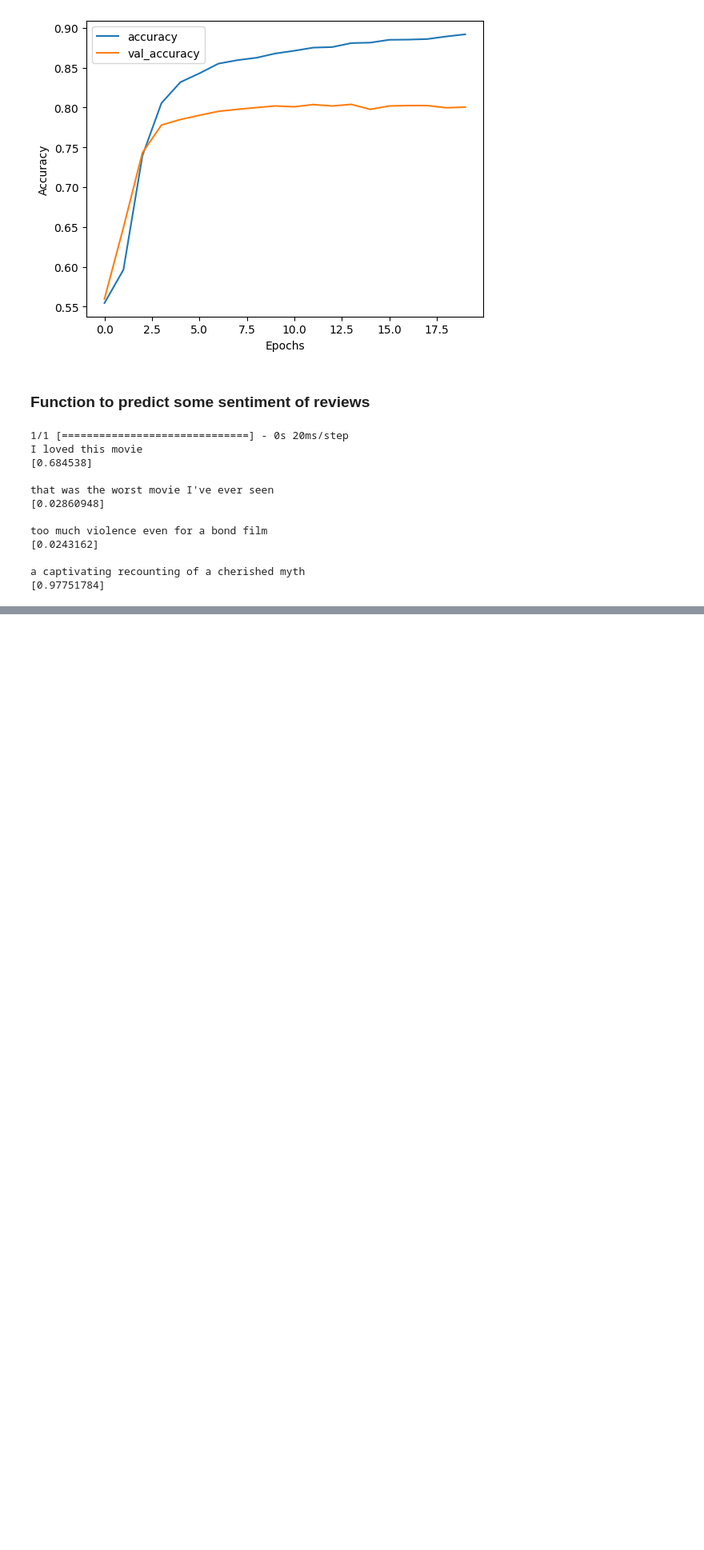
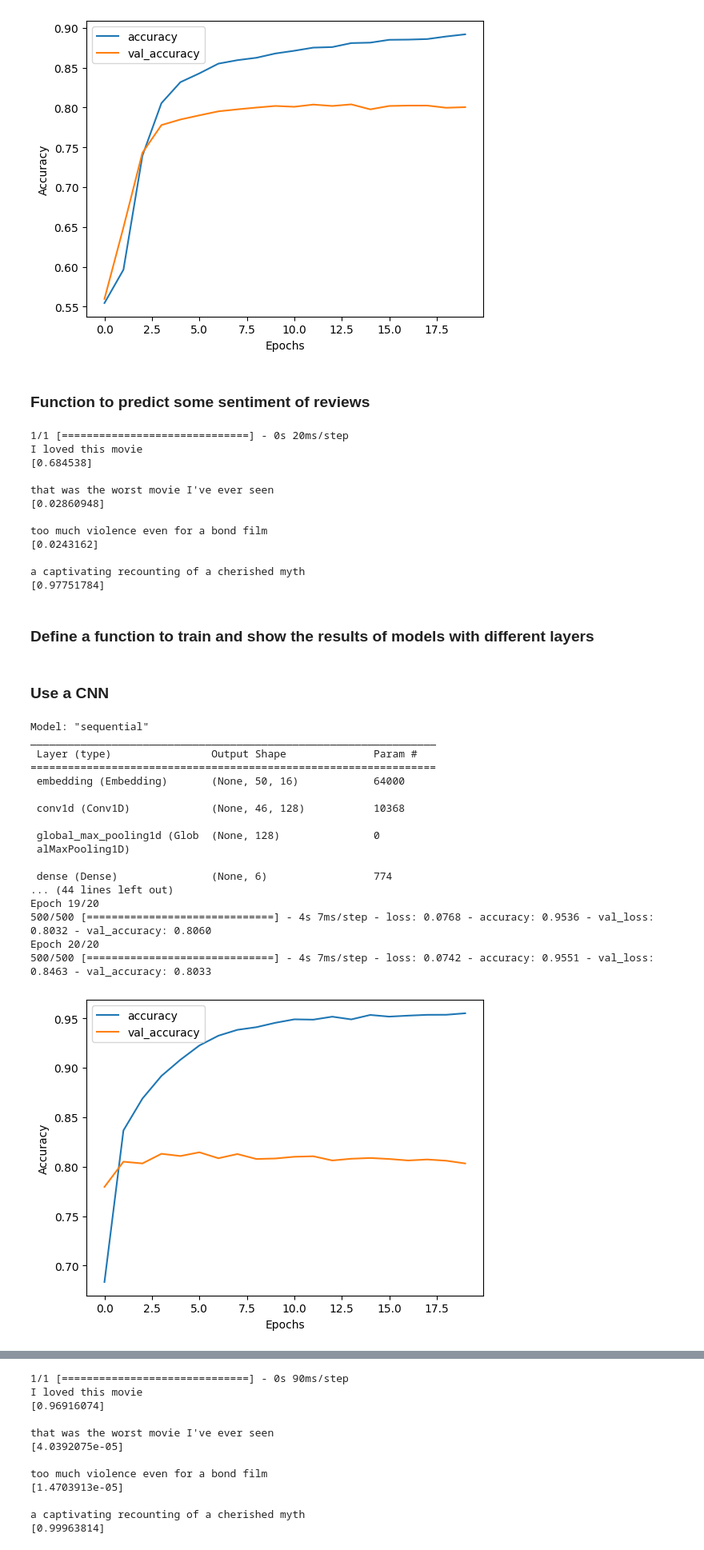
Before and after one commit to Mach-web/Machine_learning, a Jupyter notebook: NLP/Using CNNS, GRUs, LSTMs with a larger dataset.ipynb, the cells around one changed output, grey strips where cells are left out. Shown: that part at 80% size. Cells and saved outputs as stored; diff of their text form; code cells hidden in the pictures; blank space fills up the shorter version.

Commit message:
Build a CNN layer

```diff
--- a/NLP/Using CNNS, GRUs, LSTMs with a larger dataset.ipynb
+++ b/NLP/Using CNNS, GRUs, LSTMs with a larger dataset.ipynb
@@ -264,3 +264,46 @@ too much violence even for a bond film
 
 a captivating recounting of a cherished myth
 [0.97751784]
+# %% [markdown]
+### Define a function to train and show the results of models with different layers
+# %%
+def fit_model_and_show_results(model, reviews):
+    model.summary()
+    hist = model.fit(train_padded, train_labels_final, epochs = EPOCHS,
+                    validation_data = (test_padded, test_labels_final))
+    plot_graphs(hist, "accuracy")
+    plot_graphs(hist, "loss")
+    predict_reviews(model, reviews)
+# %% [markdown]
+### Use a CNN
+# %%
+model_cnn = keras.Sequential([
+    keras.layers.Embedding(vocab_size, embedding_dim, input_length = max_length),
+    keras.layers.Conv1D(128, 5, activation = 'relu'),
+    keras.layers.GlobalMaxPooling1D(),
+    keras.layers.Dense(6, activation = 'relu'),
+    keras.layers.Dense(1, activation = 'sigmoid')
+])
+model_cnn.compile(loss = keras.losses.BinaryCrossentropy(),
+             optimizer = keras.optimizers.Adam(),
+             metrics = ['accuracy'])
+fit_model_and_show_results(model_cnn, new_reviews)
+# %% [output]
+Model: "sequential"
+_________________________________________________________________
+ Layer (type)                Output Shape              Param #
+=================================================================
+ embedding (Embedding)       (None, 50, 16)            64000
+
+ conv1d (Conv1D)             (None, 46, 128)           10368
+
+ global_max_pooling1d (Glob  (None, 128)               0
+ alMaxPooling1D)
+
+ dense (Dense)               (None, 6)                 774
+... (44 lines left out)
+Epoch 19/20
+500/500 [==============================] - 4s 7ms/step - loss: 0.0768 - accuracy: 0.9536 - val_loss: 0.8032 - val_accuracy: 0.8060
+Epoch 20/20
+500/500 [==============================] - 4s 7ms/step - loss: 0.0742 - accuracy: 0.9551 - val_loss: 0.8463 - val_accuracy: 0.8033
+[figure, added]
@@ -266,0 +311,12 @@ a captivating recounting of a cherished myth
+1/1 [==============================] - 0s 90ms/step
+I loved this movie
+[0.96916074]
+
+that was the worst movie I've ever seen
+[4.0392075e-05]
+
+too much violence even for a bond film
+[1.4703913e-05]
+
+a captivating recounting of a cherished myth
+[0.99963814]
```
Also changed, not shown: parts of 3 cells of this notebook.
